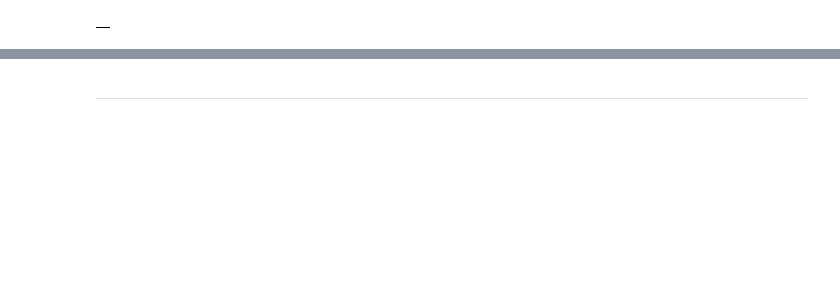
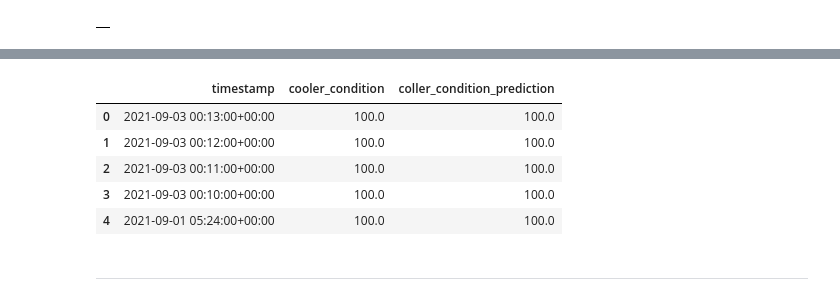
Before and after one commit to mofff/gcp, a Jupyter notebook: ai/BigQuery/mldemo-hydraulic.ipynb, the cells around one changed output, grey strips where cells are left out. Drawn from its saved outputs; the diff is of its cells as text; code cells hidden in the pictures; blank space fills up the shorter version.

```diff
--- a/ai/BigQuery/mldemo-hydraulic.ipynb
+++ b/ai/BigQuery/mldemo-hydraulic.ipynb
@@ -311,2 +323,17 @@ limit 10
+# %%
+%%bigquery
+# compare actual to predicted
+select cycle as timestamp, cooler_condition, prediction.cooler as coller_condition_prediction
+from `aveva-gcp-accelerator-dev.hydraulic.hydraulicv` a, `aveva-gcp-accelerator-dev.hydraulic.hydraulic_predictions` b
+where a.cycle = b.timestamp
+order by cycle desc
+limit 5
+# %% [output]
+|  | timestamp | cooler_condition | coller_condition_prediction |
+| 0 | 2021-09-03 00:13:00+00:00 | 100.0 | 100.0 |
+| 1 | 2021-09-03 00:12:00+00:00 | 100.0 | 100.0 |
+| 2 | 2021-09-03 00:11:00+00:00 | 100.0 | 100.0 |
+| 3 | 2021-09-03 00:10:00+00:00 | 100.0 | 100.0 |
+| 4 | 2021-09-01 05:24:00+00:00 | 100.0 | 100.0 |
 # %% [markdown]
 ***
```
Also changed, not shown: parts of 14 cells of this notebook.
